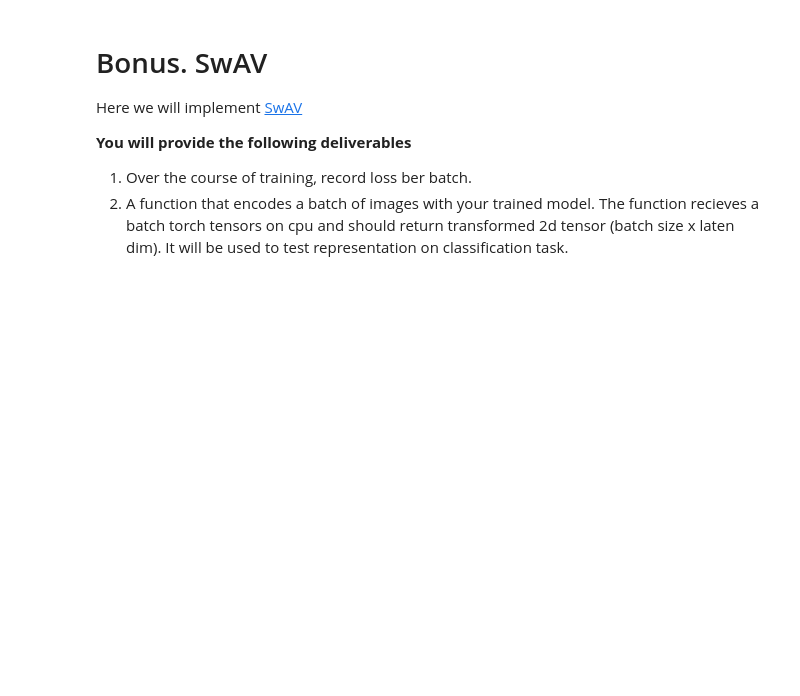
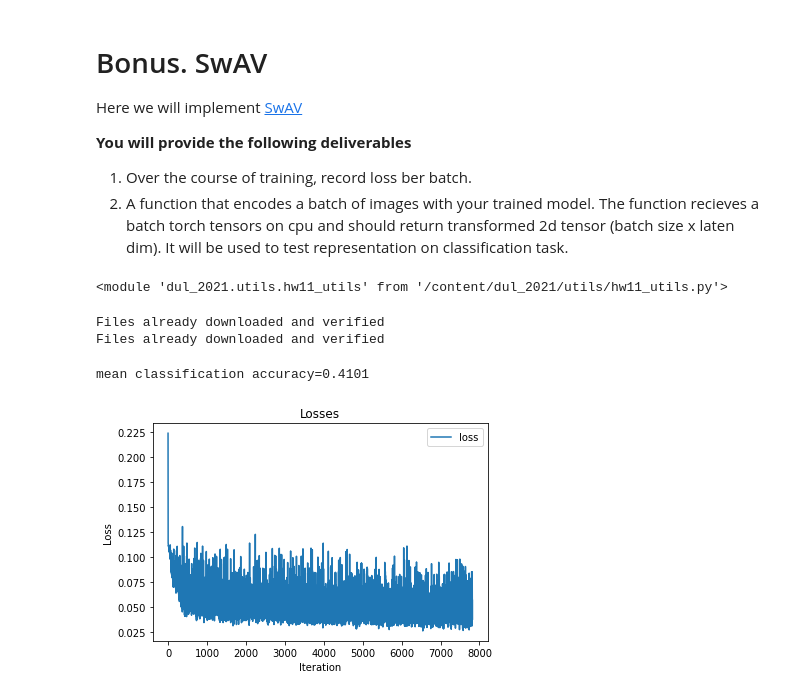
Before and after one commit to Sushentsev/dul_2021, a Jupyter notebook: Homework11_selfsupervised2.ipynb, the cells around one changed output. Saved outputs shown, nothing was run; the diff lists cells and outputs as text; code cells hidden in the pictures; blank space fills up the shorter version.

```diff
--- a/Homework11_selfsupervised2.ipynb
+++ b/Homework11_selfsupervised2.ipynb
@@ -335,3 +335,39 @@ Here we will implement [SwAV](https://arxiv.org/abs/2006.09882v5)
 
 1. Over the course of training, record loss ber batch.
 2. A function that encodes a batch of images with your trained model. The function recieves a batch torch tensors on cpu and should return transformed 2d tensor (batch size x laten dim). It will be used to test representation on classification task.
+# %%
+class Backbone(nn.Module):
+    def __init__(self, out_dim: int):
+        super().__init__()
+        self.model = nn.Sequential(
+            nn.Conv2d(3, 32, 3, 1, 1), # 3 x 32 x 32 -> 32 x 32 x 32
+            nn.BatchNorm2d(32),
+            nn.LeakyReLU(),
+            nn.Conv2d(32, 64, 3, 2, 1), # -> 64 x 16 x 16
+            nn.BatchNorm2d(64),
+            nn.LeakyReLU(),
+            nn.Conv2d(64, 128, 3, 2, 1), # -> 128 x 8 x 8
+            nn.BatchNorm2d(128),
+            nn.LeakyReLU(),
+            nn.Conv2d(128, 128, 3, 2, 1), # -> 128 x 4 x 4
+            nn.BatchNorm2d(128),
+            nn.LeakyReLU(),
+            nn.Flatten(),
+            nn.Linear(128 * 4 * 4, out_dim))
+
+    def forward(self, x: torch.Tensor) -> torch.Tensor:
+        return self.model(x)
+
+
+class Projector(nn.Module):
+    def __init__(self, in_dim: int, out_dim: int):
+        super().__init__()
+        self.model = nn.Sequential(
+            nn.Linear(in_dim, in_dim // 2),
+            nn.LeakyReLU(),
+            nn.Linear(in_dim // 2, in_dim // 2),
+            nn.LeakyReLU(),
+            nn.Linear(in_dim // 2, out_dim))
+
+    def forward(self, x: torch.Tensor) -> torch.Tensor:
+        return self.model(x)  # Z vector
@@ -338,5 +471,5 @@ Here we will implement [SwAV](https://arxiv.org/abs/2006.09882v5)
 # %%
-def b(train_data):
+def b(train_data, test_data):
     """
     train_data: An (n_train, 1, 32, 32) torchvision dataset of CIFAR10 images with values from -1 to 1
 
@@ -344,5 +477,20 @@ def b(train_data):
     - a (# of training iterations, ) numpy array  losses on each iteration
     - a function that transforms batch of images into their latent representation
     """
+    model = SwAV(128, 128, 10 * 3).to(device)
+    losses = model.train_model(train_data, epochs=20)
+    return losses, model.latents
+# %%
+# because F is forgotten in hw11_utils
+import importlib
+import dul_2021.utils.hw11_utils as hw11_utils
+importlib.reload(hw11_utils)
+# %% [output]
+<module 'dul_2021.utils.hw11_utils' from '/content/dul_2021/utils/hw11_utils.py'>
 # %%
-q2_results(b, True)
+hw11_utils.q2_results(b, True)
+# %% [output]
+Files already downloaded and verified
+Files already downloaded and verified
+mean classification accuracy=0.4101
+[figure, added]
```
Also changed, not shown: parts of 2 cells of this notebook.
